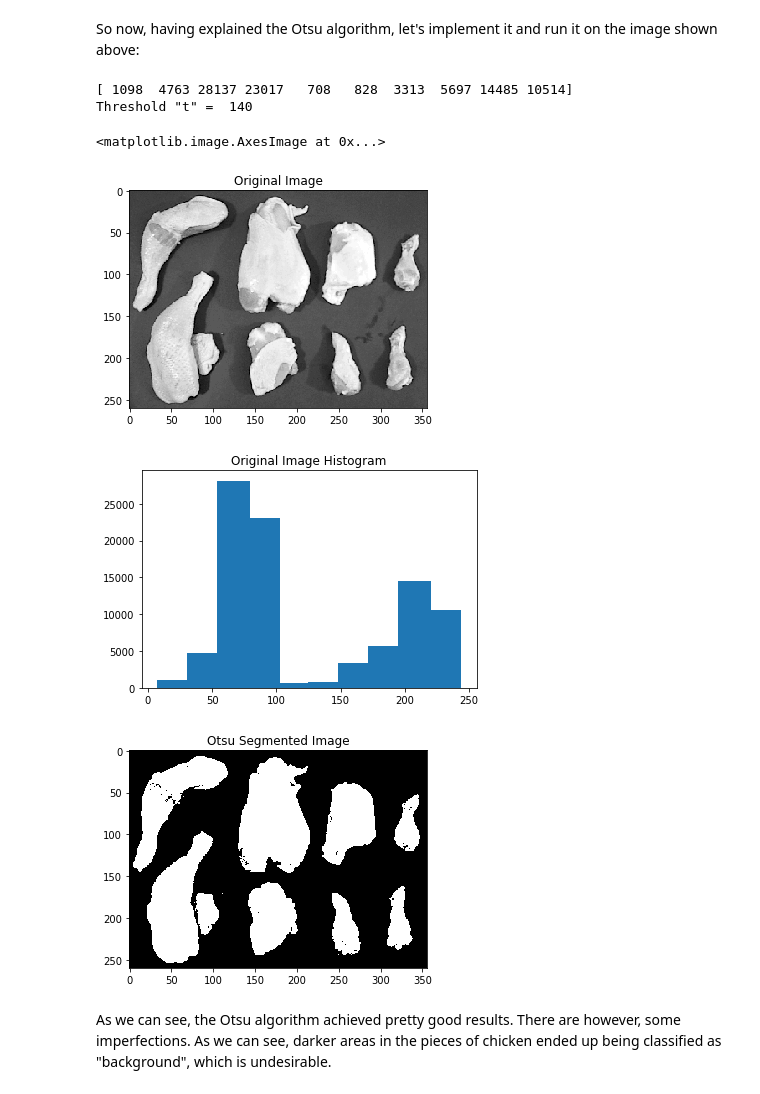
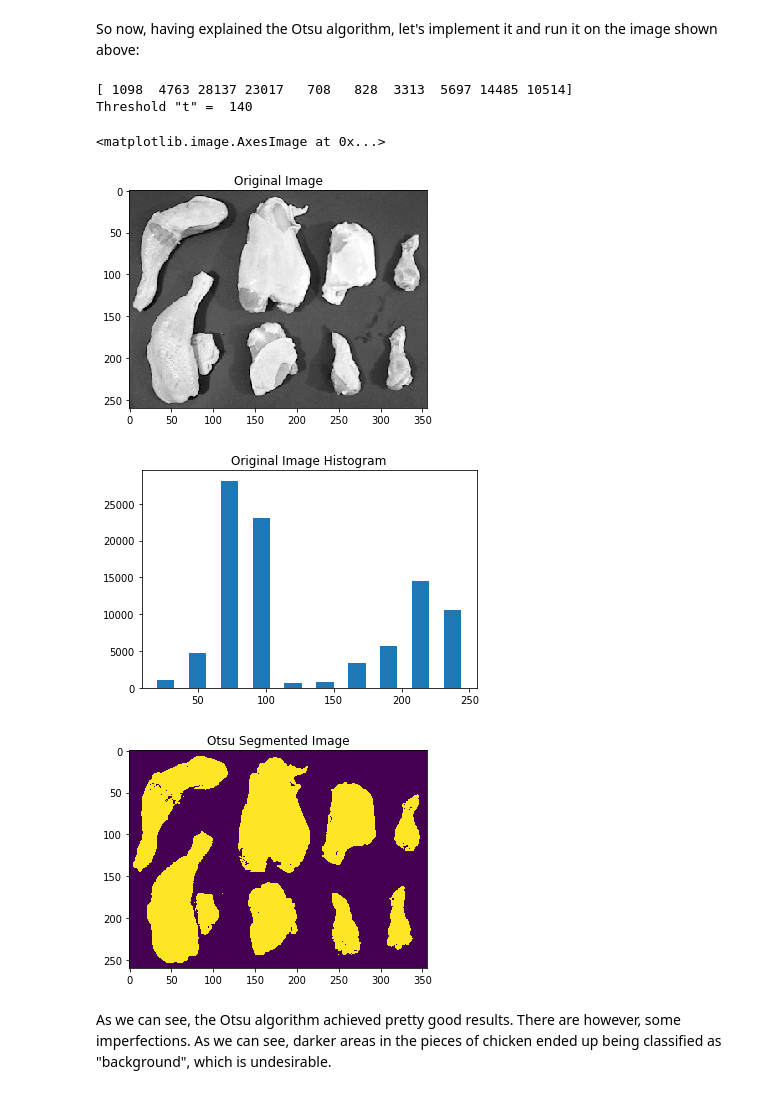
Before and after one commit to andre91998/EA979, a Jupyter notebook: 1S2020/EA979A_Ex05_AndreMedeiros.ipynb, the cells around one changed output. Saved outputs shown, nothing was run; the diff lists cells and outputs as text; code cells hidden in the pictures.

```diff
--- a/1S2020/EA979A_Ex05_AndreMedeiros.ipynb
+++ b/1S2020/EA979A_Ex05_AndreMedeiros.ipynb
@@ -69,34 +69,34 @@ def global_otsu(f):
 # %%
 t,c = global_otsu(f) #execute otsu algorithm
 g = f > t #True in positions with values higher than the threshold (false otherwise)
 
 #generate histogram
-nbins = 10
+nbins = 20
 h, bin_edges = np.histogram(f)
 print(h)
 w=255./nbins
 bin_centers = bin_edges[1:]-(w/2)
 
 print('Threshold "t" = ',t)
 
 #show original image, histogram, and segmented image
 plt.figure(1)
 plt.imshow(f,cmap='gray')
 plt.title('Original Image')
 plt.figure(2)
 plt.bar(bin_centers, h, width=w)
 plt.title('Original Image Histogram')
 
 plt.figure(3)
 plt.title('Otsu Segmented Image')
-plt.imshow(g,cmap='gray')
+plt.imshow(g)
 # %% [output]
 [ 1098  4763 28137 23017   708   828  3313  5697 14485 10514]
 Threshold "t" =  140
 <matplotlib.image.AxesImage at 0x...>
 [figure]
-[figure, old version]
+[figure, new version]
-[figure, old version]
+[figure, new version]
 # %% [markdown]
 As we can see, the Otsu algorithm achieved pretty good results. There are however, some imperfections. As we can see, darker areas in the pieces of chicken ended up being classified as "background", which is undesirable.
 # %% [markdown]
```
Also changed, not shown: parts of 13 cells of this notebook.
